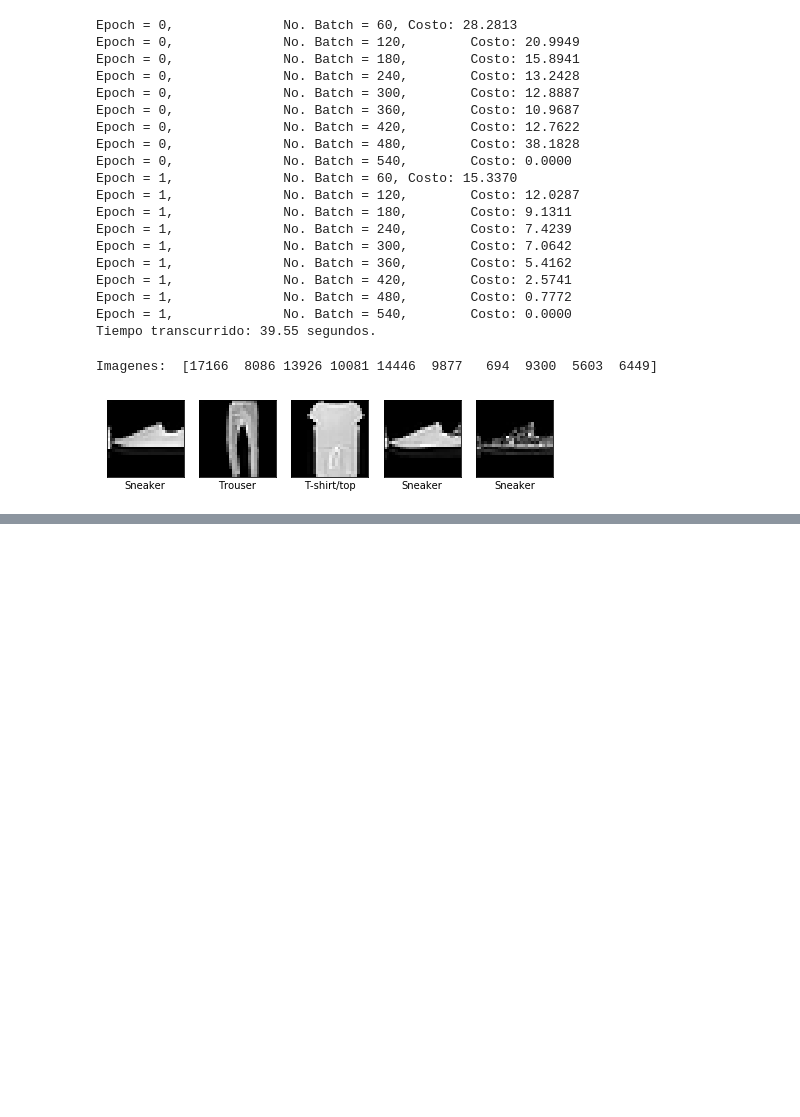
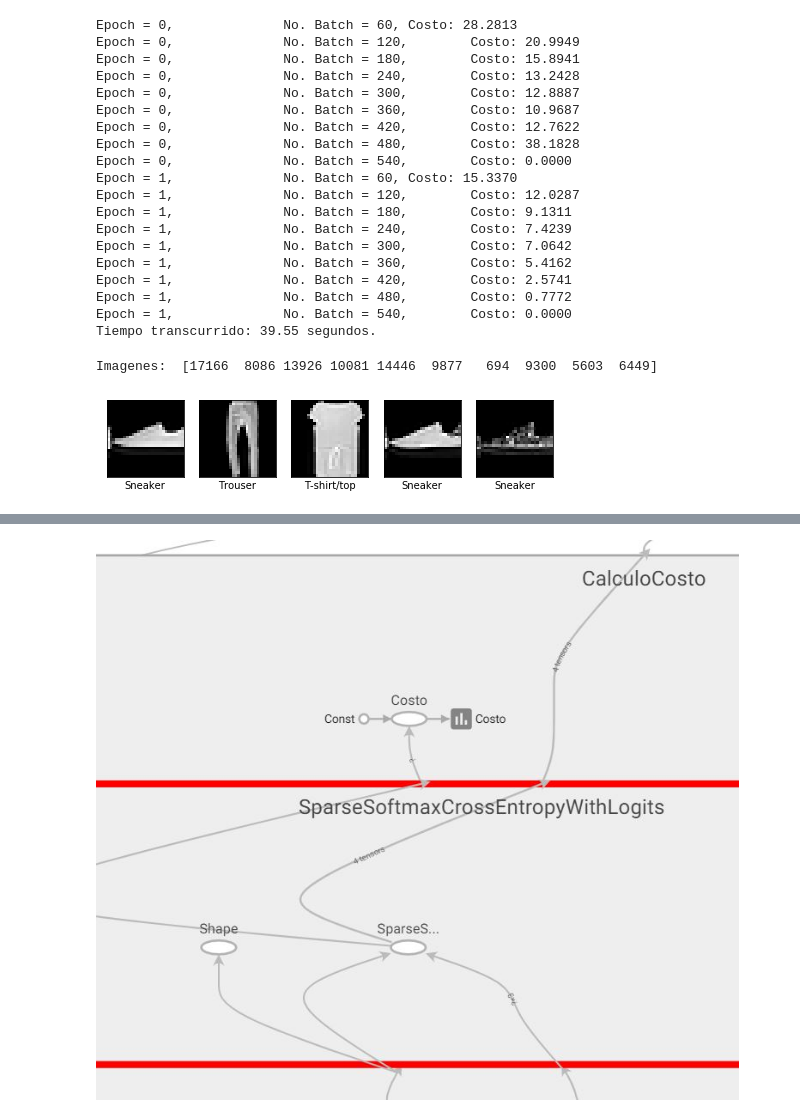
Before and after one commit to dvallesc/practica4-statisticalLearning, a Jupyter notebook: Practica4_DiegoValle_20003022.ipynb, the cells around one changed output, grey strips where cells are left out. Cells and saved outputs as stored; diff of their text form; code cells hidden in the pictures; blank space fills up the shorter version.

```diff
--- a/Practica4_DiegoValle_20003022.ipynb
+++ b/Practica4_DiegoValle_20003022.ipynb
@@ -225,0 +237,4 @@ Imagenes:  [17166  8086 13926 10081 14446  9877   694  9300  5603  6449]
+# %%
+Image(filename="calculoCosto.jpg")
+# %% [output]
+[figure, added]
```
Also changed, not shown: parts of 12 cells of this notebook.
